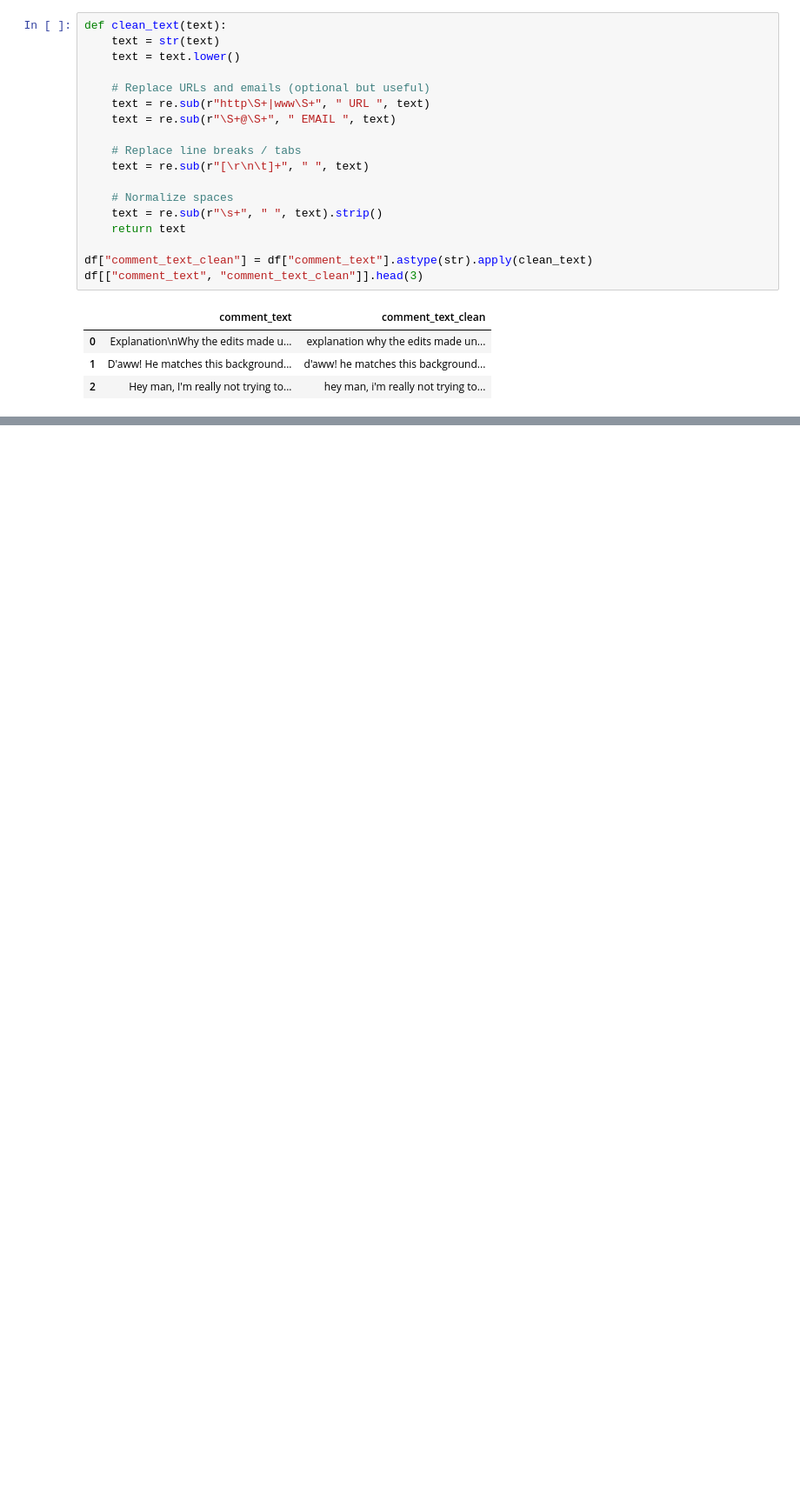
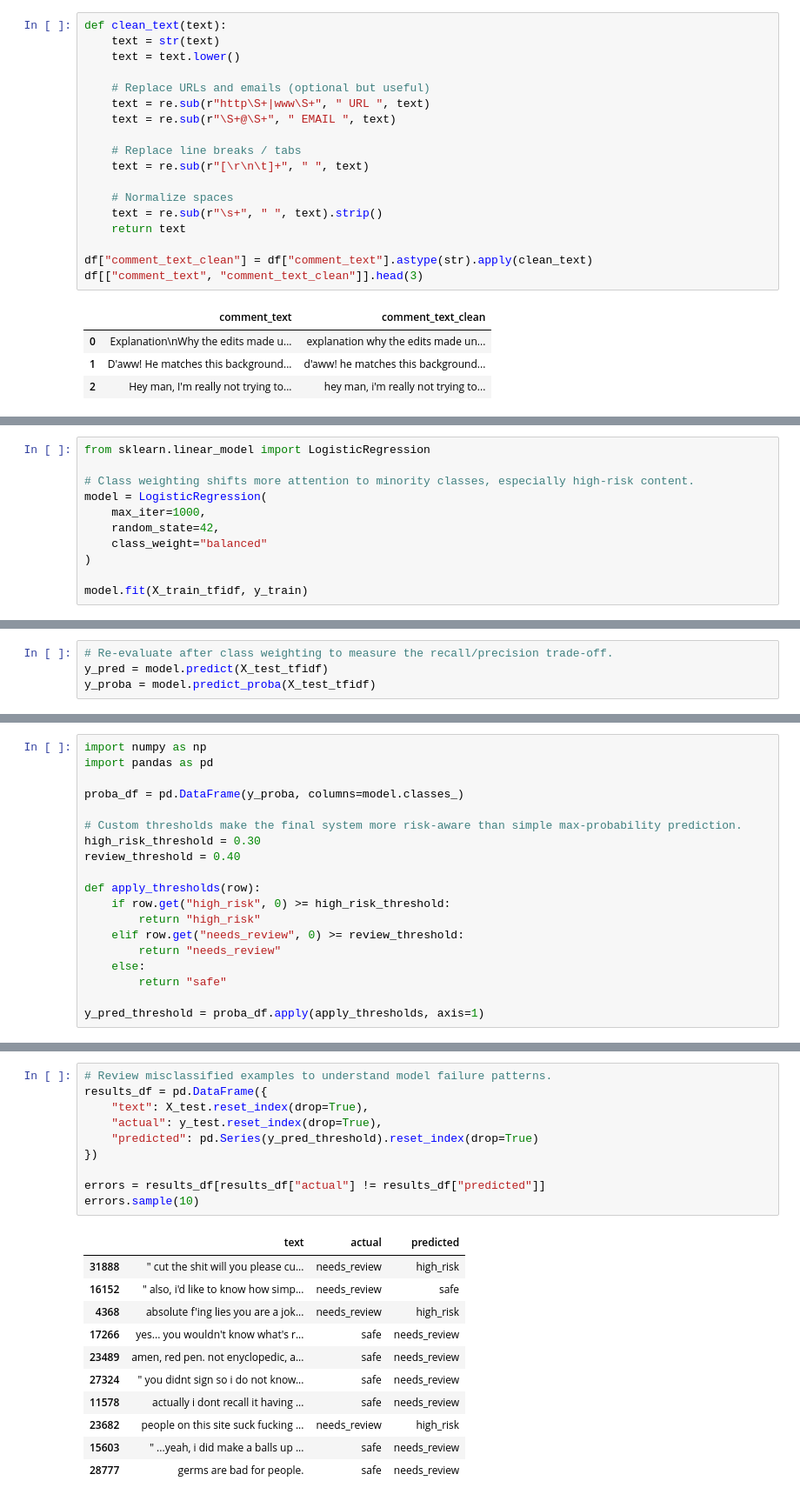
Before and after one commit to uvardan/jigsaw_toxic_comment, a Jupyter notebook: 01_jigsaw_eda_and_cleaning.ipynb, the cells around one changed output, grey strips where cells are left out. Shown at 87% size. Cells and saved outputs as stored; diff of their text form; blank space fills up the shorter version.

```diff
--- a/01_jigsaw_eda_and_cleaning.ipynb
+++ b/01_jigsaw_eda_and_cleaning.ipynb
@@ -1101,0 +447,11 @@ Name: count, dtype: int64
+# %%
+from sklearn.linear_model import LogisticRegression
+
+# Class weighting shifts more attention to minority classes, especially high-risk content.
+model = LogisticRegression(
+    max_iter=1000,
+    random_state=42,
+    class_weight="balanced"
+)
+
+model.fit(X_train_tfidf, y_train)
@@ -1101,0 +460,4 @@ Name: count, dtype: int64
+# %%
+# Re-evaluate after class weighting to measure the recall/precision trade-off.
+y_pred = model.predict(X_test_tfidf)
+y_proba = model.predict_proba(X_test_tfidf)
@@ -1101,0 +511,19 @@ Name: count, dtype: int64
+# %%
+import numpy as np
+import pandas as pd
+
+proba_df = pd.DataFrame(y_proba, columns=model.classes_)
+
+# Custom thresholds make the final system more risk-aware than simple max-probability prediction.
+high_risk_threshold = 0.30
+review_threshold = 0.40
+
+def apply_thresholds(row):
+    if row.get("high_risk", 0) >= high_risk_threshold:
+        return "high_risk"
+    elif row.get("needs_review", 0) >= review_threshold:
+        return "needs_review"
+    else:
+        return "safe"
+
+y_pred_threshold = proba_df.apply(apply_thresholds, axis=1)
@@ -1101,0 +588,22 @@ Name: count, dtype: int64
+# %%
+# Review misclassified examples to understand model failure patterns.
+results_df = pd.DataFrame({
+    "text": X_test.reset_index(drop=True),
+    "actual": y_test.reset_index(drop=True),
+    "predicted": pd.Series(y_pred_threshold).reset_index(drop=True)
+})
+
+errors = results_df[results_df["actual"] != results_df["predicted"]]
+errors.sample(10)
+# %% [output]
+|  | text | actual | predicted |
+| 31888 | " cut the shit will you please cu... | needs_review | high_risk |
+| 16152 | " also, i'd like to know how simp... | needs_review | safe |
+| 4368 | absolute f'ing lies you are a jok... | needs_review | high_risk |
+| 17266 | yes... you wouldn't know what's r... | safe | needs_review |
+| 23489 | amen, red pen. not enyclopedic, a... | safe | needs_review |
+| 27324 | " you didnt sign so i do not know... | safe | needs_review |
+| 11578 | actually i dont recall it having ... | safe | needs_review |
+| 23682 | people on this site suck fucking ... | needs_review | high_risk |
+| 15603 | " ...yeah, i did make a balls up ... | safe | needs_review |
+| 28777 | germs are bad for people. | safe | needs_review |
```
Also changed, not shown: parts of 79 cells of this notebook.
